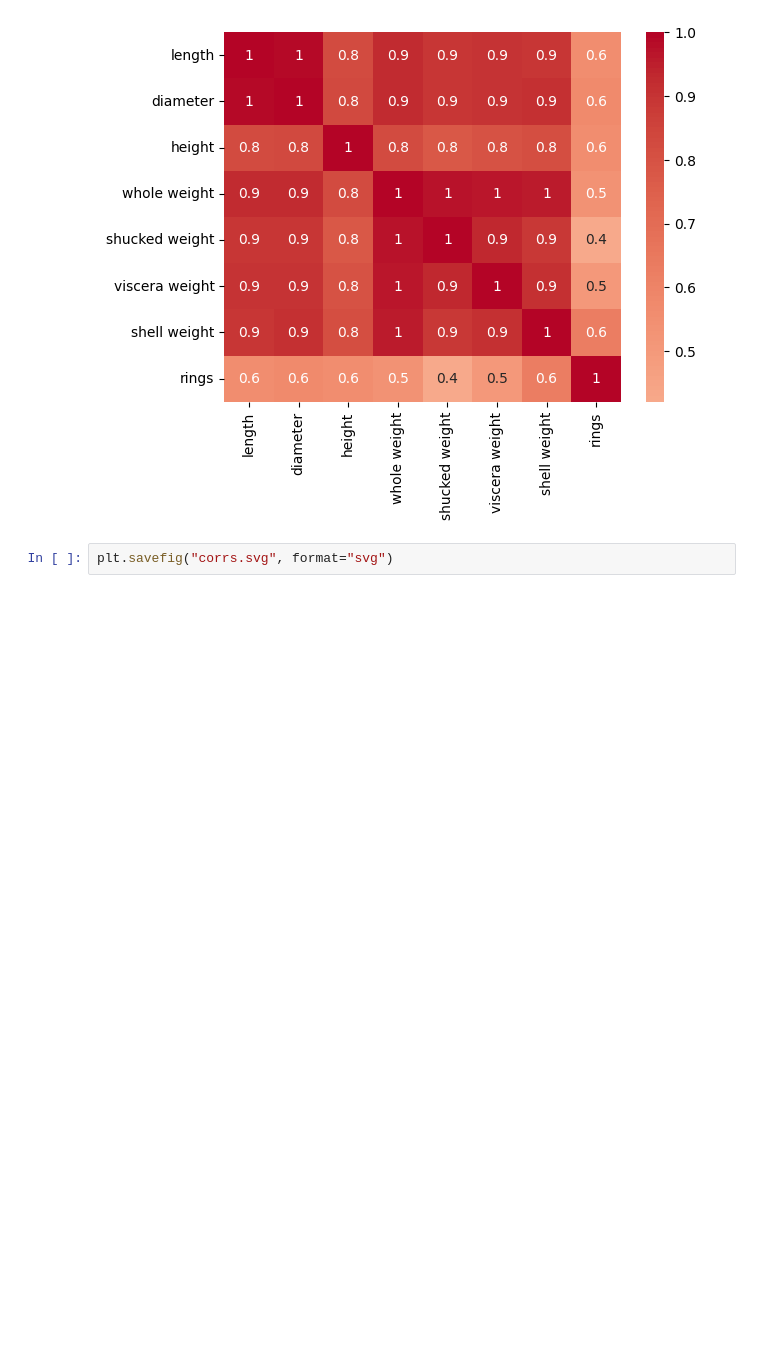
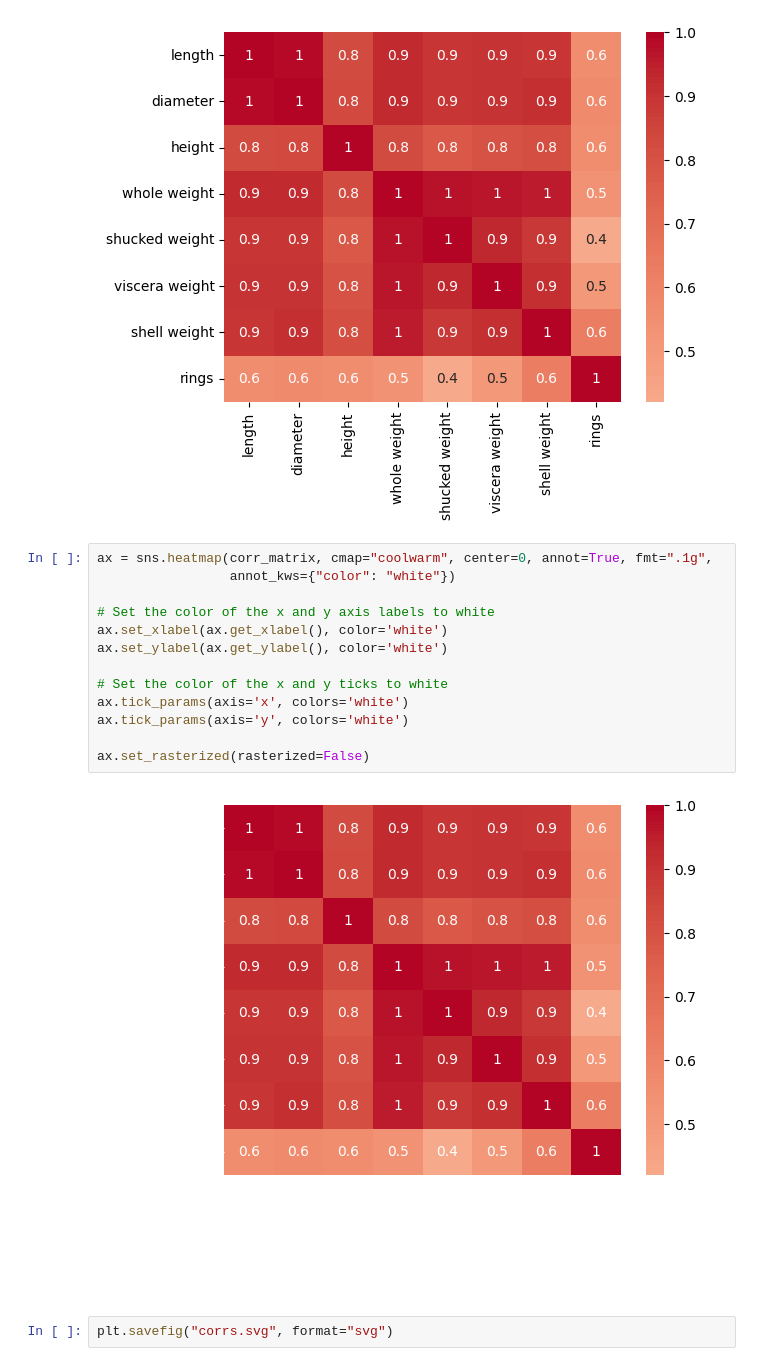
Before and after one commit to arielshif/shapExplainer, a Jupyter notebook: abalone.ipynb, the cells around one changed output. Cells and saved outputs as stored; diff of their text form; blank space fills up the shorter version.

```diff
--- a/abalone.ipynb
+++ b/abalone.ipynb
@@ -48,6 +48,21 @@ sns.heatmap(corr_matrix, cmap="coolwarm", center=0, annot=True, fmt=".1g")
 # %% [output]
 <Axes: >
 [figure]
+# %%
+ax = sns.heatmap(corr_matrix, cmap="coolwarm", center=0, annot=True, fmt=".1g",
+                 annot_kws={"color": "white"})
+
+# Set the color of the x and y axis labels to white
+ax.set_xlabel(ax.get_xlabel(), color='white')
+ax.set_ylabel(ax.get_ylabel(), color='white')
+
+# Set the color of the x and y ticks to white
+ax.tick_params(axis='x', colors='white')
+ax.tick_params(axis='y', colors='white')
+
+ax.set_rasterized(rasterized=False)
+# %% [output]
+[figure, added]
 # %%
 plt.savefig("corrs.svg", format="svg")
 # %% [output]
```
Also changed, not shown: 2 other files.
